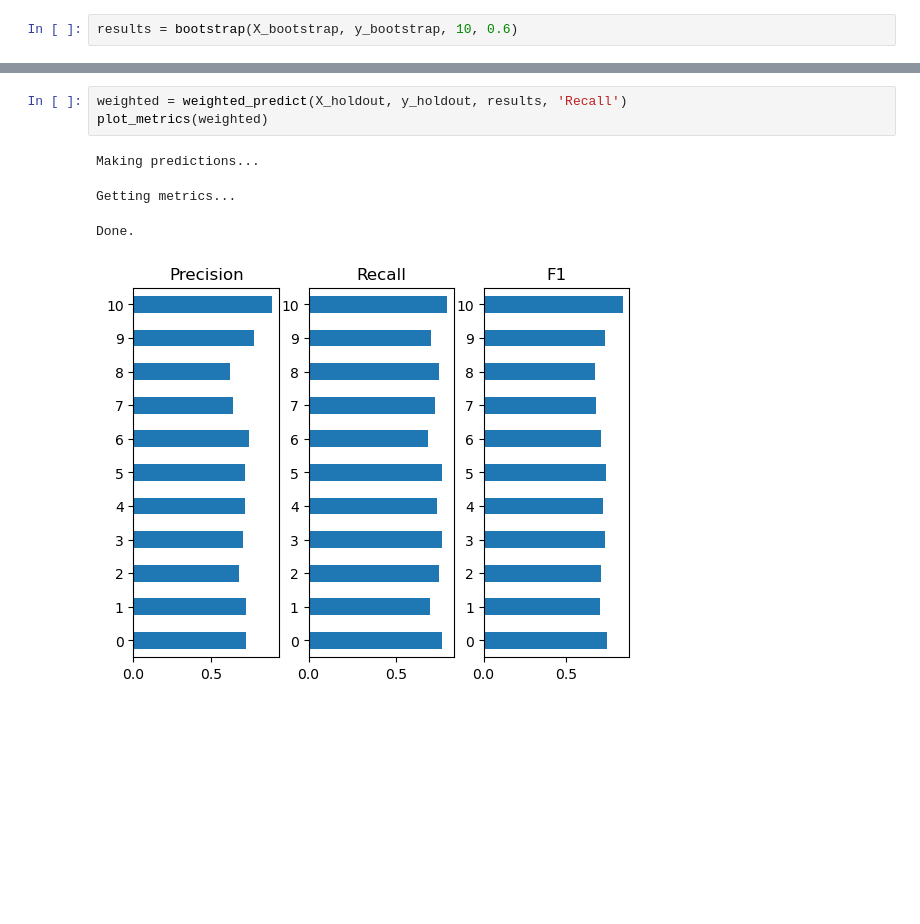
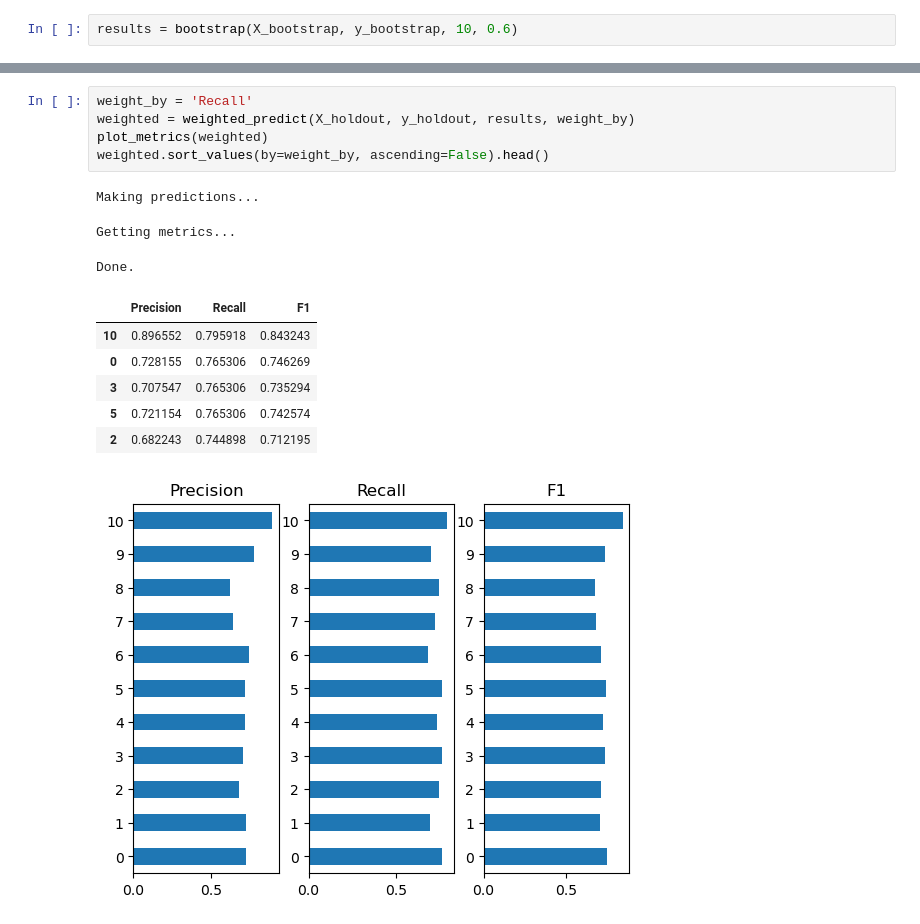
Before and after one commit to ethanyang-sjsu/Cmpe256_CreditCard, a Jupyter notebook: sb_5.ipynb, the cells around one changed output, grey strips where cells are left out. Cells and saved outputs as stored; diff of their text form; blank space fills up the shorter version.

```diff
--- a/sb_5.ipynb
+++ b/sb_5.ipynb
@@ -150,10 +158,18 @@ Done.
 [figure]
 # %%
-weighted = weighted_predict(X_holdout, y_holdout, results, 'Recall')
+weight_by = 'Recall'
+weighted = weighted_predict(X_holdout, y_holdout, results, weight_by)
 plot_metrics(weighted)
+weighted.sort_values(by=weight_by, ascending=False).head()
 # %% [output]
 Making predictions...
 Getting metrics...
 Done.
+|  | Precision | Recall | F1 |
+| 10 | 0.896552 | 0.795918 | 0.843243 |
+| 0 | 0.728155 | 0.765306 | 0.746269 |
+| 3 | 0.707547 | 0.765306 | 0.735294 |
+| 5 | 0.721154 | 0.765306 | 0.742574 |
+| 2 | 0.682243 | 0.744898 | 0.712195 |
 [figure]
 # %%
```
Also changed, not shown: parts of 2 cells of this notebook.
